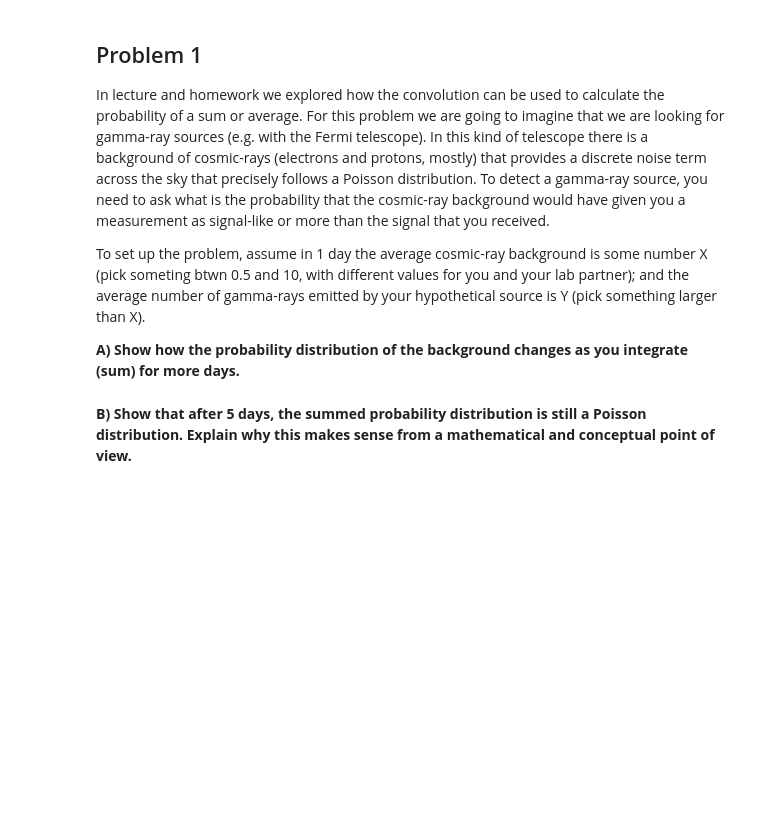
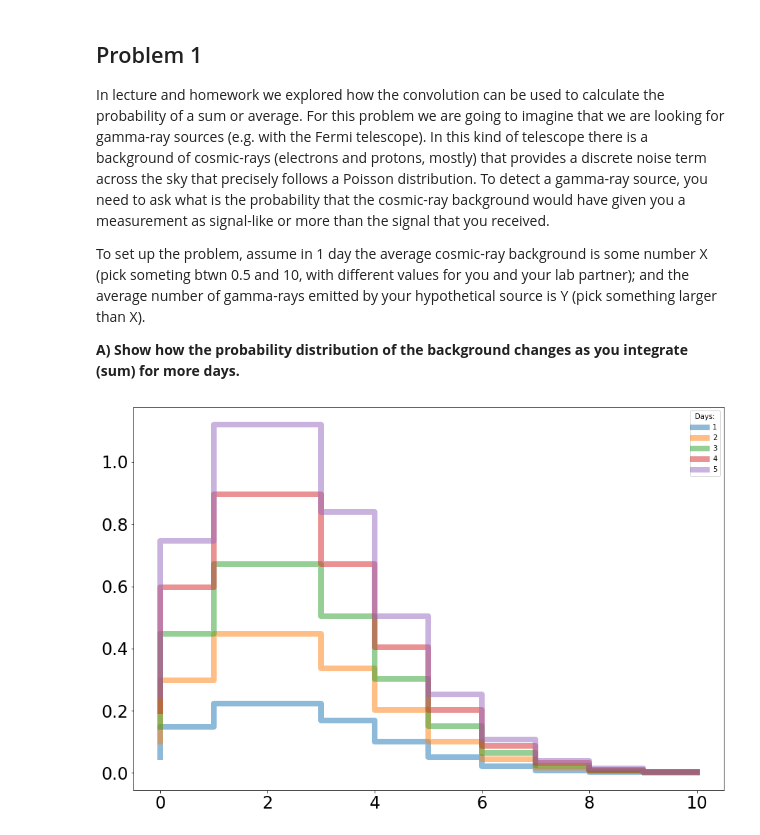
Before and after one commit to nsyochum/Physics-434, a Jupyter notebook: Lab_2/Lab_2.ipynb, the cells around one changed output. Cells and saved outputs as stored; diff of their text form; code cells hidden in the pictures; blank space fills up the shorter version.

```diff
--- a/Lab_2/Lab_2.ipynb
+++ b/Lab_2/Lab_2.ipynb
@@ -11,20 +11,33 @@ To set up the problem, assume in 1 day the average cosmic-ray background is some
 # %%
 %matplotlib inline
 import numpy as np
 import matplotlib
 import matplotlib.pyplot as plt
 import scipy
+import math
+from scipy.optimize import curve_fit
 from scipy import stats
 from matplotlib.patches import Polygon
 
-# pick 3 as X, 7 as Y
+#this sets the size of the plot to something useful
+plt.rcParams["figure.figsize"] = (15,10)
+fig, ax = plt.subplots(1, 1)
+plt.tick_params(labelsize = 18)
+
+# pick 3 as X, 5 as Y
 
 average = 3
-maxDays = 10
-x = np.linspace(0,15,1000)
+maxDays = 5
+value = 3
+x = np.linspace(0,10,11)
+base = stats.poisson.pmf(x, average, loc=0)
 
-for days in range(1, maxDays + 1):
+for days in range(1,maxDays+1):
+    distribution = base*days
+    ax.step(x, distribution, linewidth=8, alpha=0.5, label=days)
 
-    distribution = stats.poisson.pmf(x, average, loc=0)
+plt.legend(title="Days:")
+plt.tick_params(labelsize = 24)
+plt.show()
+# %% [output]
+[figure, added]
-# %% [markdown]
-**B) Show that after 5 days, the summed probability distribution is still a Poisson distribution. Explain why this makes sense from a mathematical and conceptual point of view.**
```
Also changed, not shown: parts of 7 cells of this notebook.
